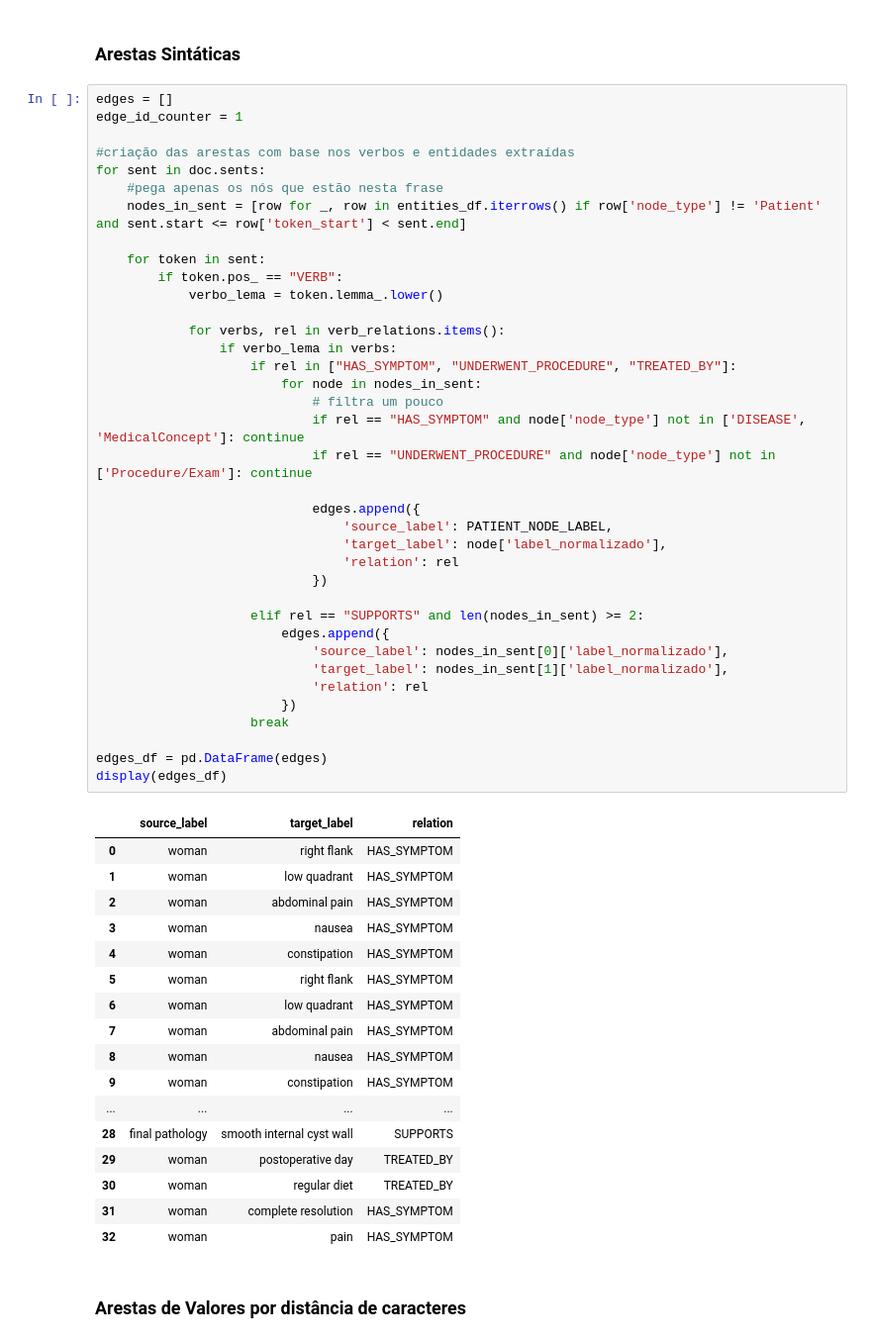
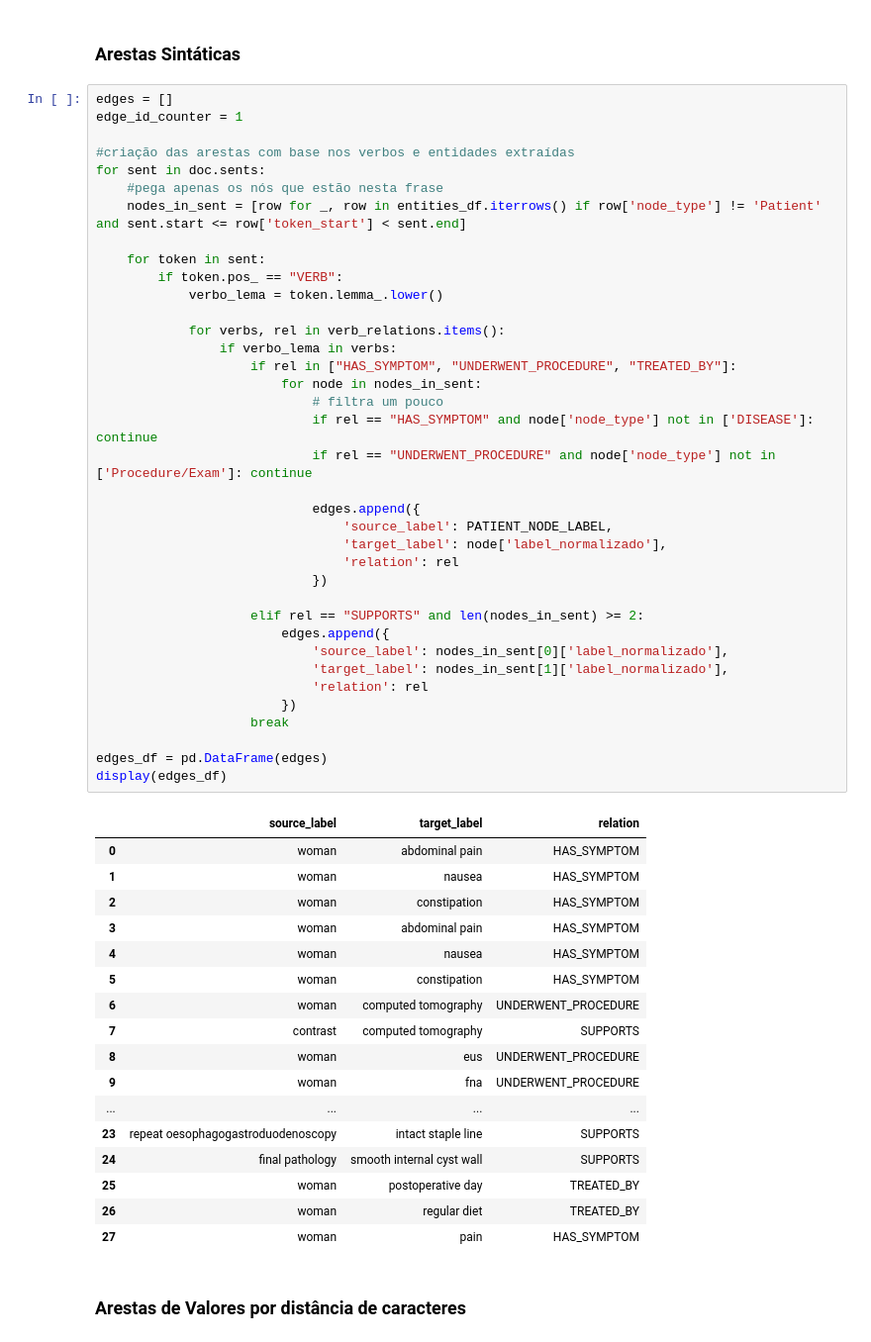
Before and after one commit to jpfrare/MC896-NLP, a Jupyter notebook: project1/pipelines/notebooks/pipeline_spacy.ipynb, the cells around one changed output. Shown at 99% size. Saved outputs shown, nothing was run; the diff lists cells and outputs as text.

Commit message:
docs: Retira a possibilidade de ter medical concepts como sintomas

```diff
--- a/project1/pipelines/notebooks/pipeline_spacy.ipynb
+++ b/project1/pipelines/notebooks/pipeline_spacy.ipynb
@@ -325,50 +325,50 @@ for sent in doc.sents:
 
     for token in sent:
         if token.pos_ == "VERB":
             verbo_lema = token.lemma_.lower()
 
             for verbs, rel in verb_relations.items():
                 if verbo_lema in verbs:
                     if rel in ["HAS_SYMPTOM", "UNDERWENT_PROCEDURE", "TREATED_BY"]:
                         for node in nodes_in_sent:
                             # filtra um pouco
-                            if rel == "HAS_SYMPTOM" and node['node_type'] not in ['DISEASE', 'MedicalConcept']: continue
+                            if rel == "HAS_SYMPTOM" and node['node_type'] not in ['DISEASE']: continue
                             if rel == "UNDERWENT_PROCEDURE" and node['node_type'] not in ['Procedure/Exam']: continue
 
                             edges.append({
                                 'source_label': PATIENT_NODE_LABEL,
                                 'target_label': node['label_normalizado'],
                                 'relation': rel
                             })
 
                     elif rel == "SUPPORTS" and len(nodes_in_sent) >= 2:
                         edges.append({
                             'source_label': nodes_in_sent[0]['label_normalizado'],
                             'target_label': nodes_in_sent[1]['label_normalizado'],
                             'relation': rel
                         })
                     break
 
 edges_df = pd.DataFrame(edges)
 display(edges_df)
 # %% [output]
 |  | source_label | target_label | relation |
-| 0 | woman | right flank | HAS_SYMPTOM |
-| 1 | woman | low quadrant | HAS_SYMPTOM |
-| 2 | woman | abdominal pain | HAS_SYMPTOM |
-| 3 | woman | nausea | HAS_SYMPTOM |
-| 4 | woman | constipation | HAS_SYMPTOM |
-| 5 | woman | right flank | HAS_SYMPTOM |
-| 6 | woman | low quadrant | HAS_SYMPTOM |
-| 7 | woman | abdominal pain | HAS_SYMPTOM |
-| 8 | woman | nausea | HAS_SYMPTOM |
-| 9 | woman | constipation | HAS_SYMPTOM |
+| 0 | woman | abdominal pain | HAS_SYMPTOM |
+| 1 | woman | nausea | HAS_SYMPTOM |
+| 2 | woman | constipation | HAS_SYMPTOM |
+| 3 | woman | abdominal pain | HAS_SYMPTOM |
+| 4 | woman | nausea | HAS_SYMPTOM |
+| 5 | woman | constipation | HAS_SYMPTOM |
+| 6 | woman | computed tomography | UNDERWENT_PROCEDURE |
+| 7 | contrast | computed tomography | SUPPORTS |
+| 8 | woman | eus | UNDERWENT_PROCEDURE |
+| 9 | woman | fna | UNDERWENT_PROCEDURE |
 | ... | ... | ... | ... |
-| 28 | final pathology | smooth internal cyst wall | SUPPORTS |
-| 29 | woman | postoperative day | TREATED_BY |
-| 30 | woman | regular diet | TREATED_BY |
-| 31 | woman | complete resolution | HAS_SYMPTOM |
-| 32 | woman | pain | HAS_SYMPTOM |
+| 23 | repeat oesophagogastroduodenoscopy | intact staple line | SUPPORTS |
+| 24 | final pathology | smooth internal cyst wall | SUPPORTS |
+| 25 | woman | postoperative day | TREATED_BY |
+| 26 | woman | regular diet | TREATED_BY |
+| 27 | woman | pain | HAS_SYMPTOM |
 # %% [markdown]
 ### Arestas de Valores por distância de caracteres
 # %%
```
Also changed, not shown: parts of 3 cells of this notebook.
